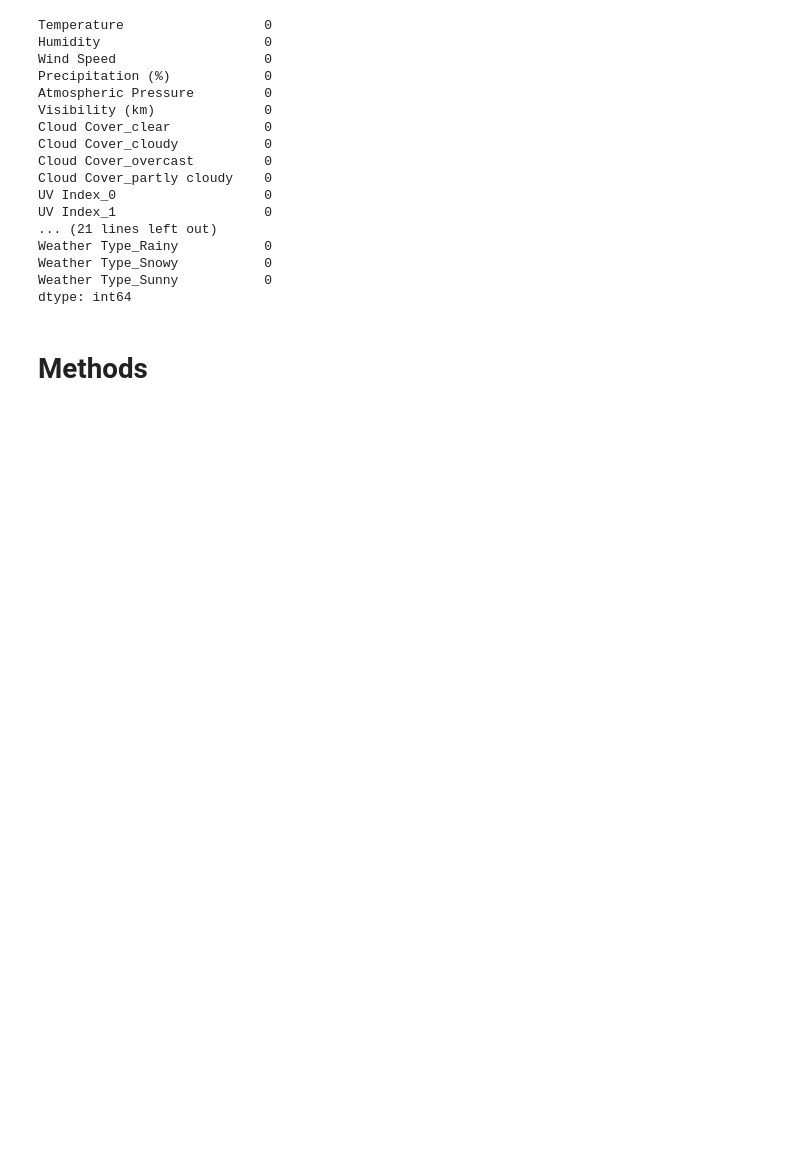
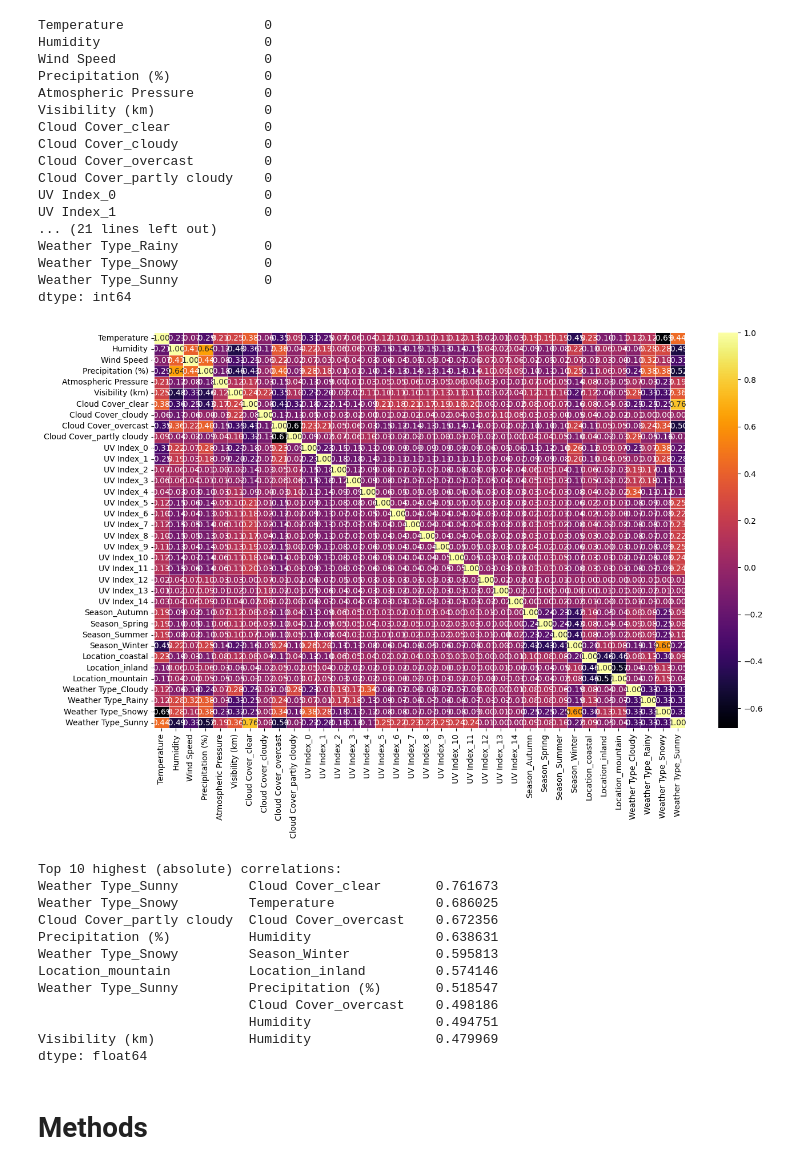
Before and after one commit to ajebril1/weather_prediction, a Jupyter notebook: finalproject.ipynb, the cells around one changed output. Cells and saved outputs as stored; diff of their text form; code cells hidden in the pictures; blank space fills up the shorter version.

```diff
--- a/finalproject.ipynb
+++ b/finalproject.ipynb
@@ -71,3 +71,8 @@ non_categorical = df.drop(columns=categorical_features)
 
 # merge
 processed_df = pd.concat([non_categorical, encoded_df], axis=1)
+# %%
+# remove precipitations over 100%
+
+processed_df = processed_df[processed_df["Precipitation (%)"] <= 100]
+processed_df.describe()
@@ -103,6 +119,37 @@ Weather Type_Rainy           0
 Weather Type_Snowy           0
 Weather Type_Sunny           0
 dtype: int64
+# %%
+# generate a basic correlation matrix to visualize relationships
+# the previous dataset I collected had essentially no correlation between features
+
+correlation_matrix = processed_df.corr()
+# Plot heatmap for better visualization
+plt.figure(figsize=(15, 9))
+sns.heatmap(correlation_matrix, annot=True, cmap="inferno", fmt=".2f", linewidths=0.5)
+plt.show()
+
+# print 10 values with highest (absolute value) correlation
+corr_abs = correlation_matrix.abs()
+upper_triangle = corr_abs.where(np.triu(np.ones(corr_abs.shape), k=1).astype(bool))
+top10 = upper_triangle.unstack().sort_values(ascending=False).head(10)
+
+print("Top 10 highest (absolute) correlations:")
+print(top10)
+# %% [output]
+[figure, added]
+Top 10 highest (absolute) correlations:
+Weather Type_Sunny         Cloud Cover_clear       0.761673
+Weather Type_Snowy         Temperature             0.686025
+Cloud Cover_partly cloudy  Cloud Cover_overcast    0.672356
+Precipitation (%)          Humidity                0.638631
+Weather Type_Snowy         Season_Winter           0.595813
+Location_mountain          Location_inland         0.574146
+Weather Type_Sunny         Precipitation (%)       0.518547
+                           Cloud Cover_overcast    0.498186
+                           Humidity                0.494751
+Visibility (km)            Humidity                0.479969
+dtype: float64
 # %% [markdown]
 #  Methods
 # %% [markdown]
```
Also changed, not shown: parts of 2 cells of this notebook.
